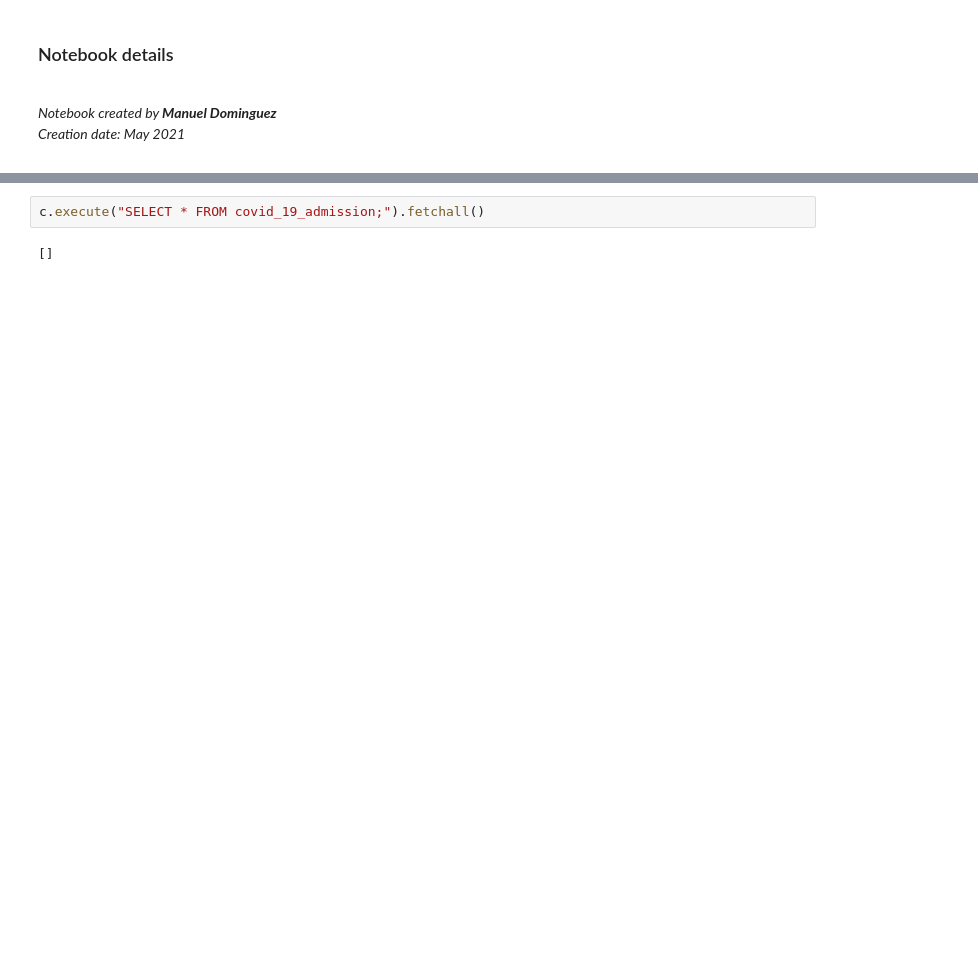
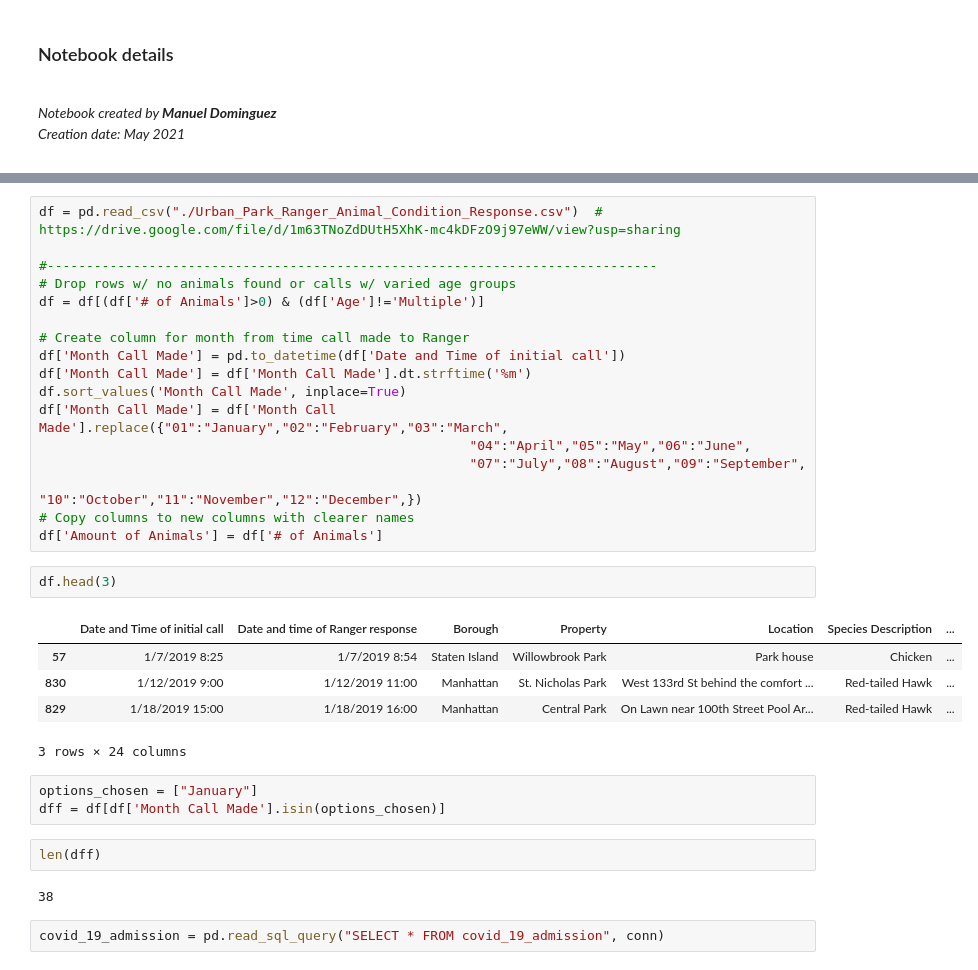
Before and after one commit to Manuel-DominguezCBG/SQL2Dashboard, a Jupyter notebook: Fake_database/2_Database_manipulation.ipynb, the cells around one changed output, grey strips where cells are left out. Cells and saved outputs as stored; diff of their text form; blank space fills up the shorter version.

```diff
--- a/Fake_database/2_Database_manipulation.ipynb
+++ b/Fake_database/2_Database_manipulation.ipynb
@@ -213,4 +231,34 @@ Creation date: May 2021<br>
+# %%
+df = pd.read_csv("./Urban_Park_Ranger_Animal_Condition_Response.csv")  # https://drive.google.com/file/d/1m63TNoZdDUtH5XhK-mc4kDFzO9j97eWW/view?usp=sharing
+
+#------------------------------------------------------------------------------
+# Drop rows w/ no animals found or calls w/ varied age groups
+df = df[(df['# of Animals']>0) & (df['Age']!='Multiple')]
+
+# Create column for month from time call made to Ranger
+df['Month Call Made'] = pd.to_datetime(df['Date and Time of initial call'])
+df['Month Call Made'] = df['Month Call Made'].dt.strftime('%m')
+df.sort_values('Month Call Made', inplace=True)
+df['Month Call Made'] = df['Month Call Made'].replace({"01":"January","02":"February","03":"March",
+                                                       "04":"April","05":"May","06":"June",
+                                                       "07":"July","08":"August","09":"September",
+                                                       "10":"October","11":"November","12":"December",})
+# Copy columns to new columns with clearer names
+df['Amount of Animals'] = df['# of Animals']
+# %%
+df.head(3)
+# %% [output]
+|  | Date and Time of initial call | Date and time of Ranger response | Borough | Property | Location | Species Description | ... |
+| 57 | 1/7/2019 8:25 | 1/7/2019 8:54 | Staten Island | Willowbrook Park | Park house | Chicken | ... |
+| 830 | 1/12/2019 9:00 | 1/12/2019 11:00 | Manhattan | St. Nicholas Park | West 133rd St behind the comfort ... | Red-tailed Hawk | ... |
+| 829 | 1/18/2019 15:00 | 1/18/2019 16:00 | Manhattan | Central Park | On Lawn near 100th Street Pool Ar... | Red-tailed Hawk | ... |
+3 rows × 24 columns
+# %%
+options_chosen = ["January"]
+dff = df[df['Month Call Made'].isin(options_chosen)]
+# %%
+len(dff)
+# %% [output]
+38
 # %%
-c.execute("SELECT * FROM covid_19_admission;").fetchall()
+covid_19_admission = pd.read_sql_query("SELECT * FROM covid_19_admission", conn)
-# %% [output]
-[]
```
Also changed, not shown: parts of 22 cells of this notebook, 11 other files.
